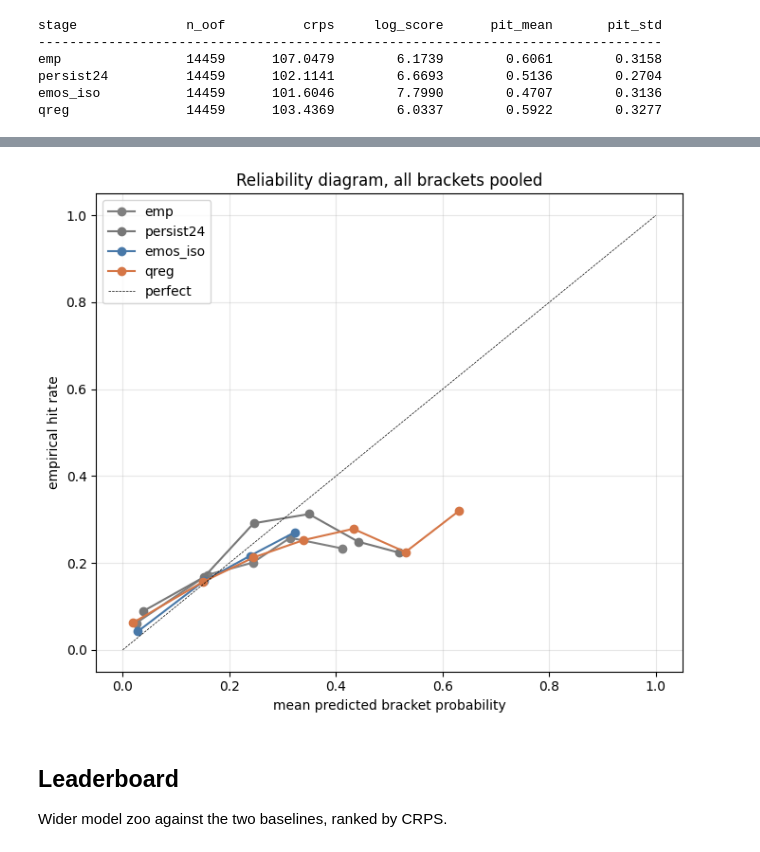
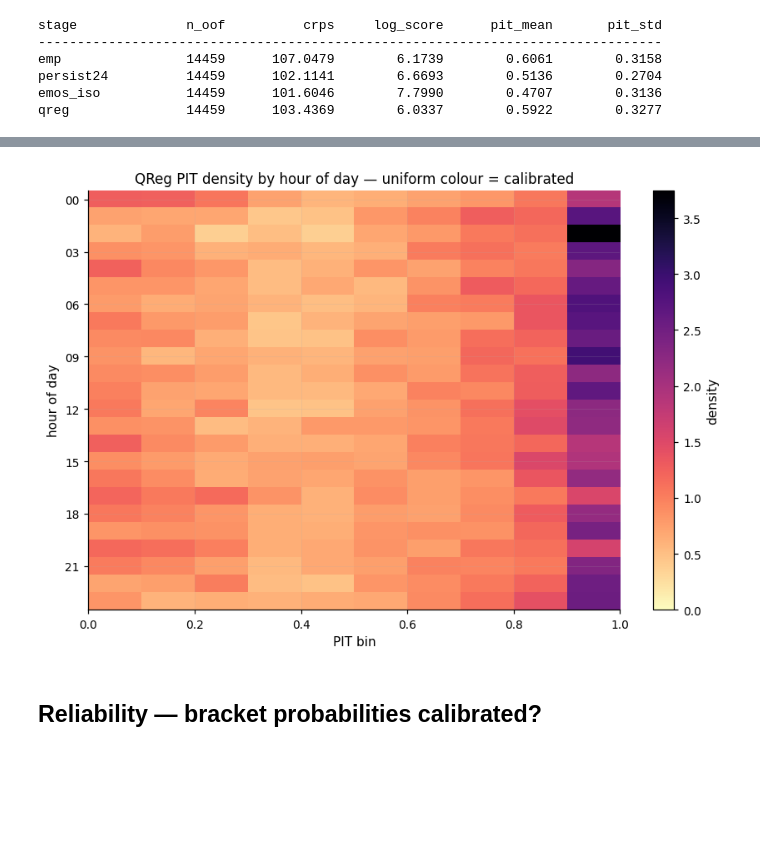
Before and after one commit to FrederikBenirschke/bracket-learn, a Jupyter notebook: notebooks/bike_sharing_timeseries.ipynb, the cells around one changed output, grey strips where cells are left out. Saved outputs shown, nothing was run; the diff lists cells and outputs as text; code cells hidden in the pictures; blank space fills up the shorter version.

```diff
--- a/notebooks/bike_sharing_timeseries.ipynb
+++ b/notebooks/bike_sharing_timeseries.ipynb
@@ -15,7 +14,10 @@ The interesting question isn't whether you beat the marginal baseline
 # %%
+import sys
 import warnings
+from pathlib import Path
 
-import matplotlib.pyplot as plt
+sys.path.insert(0, str(Path.cwd() / "_src"))
+
 import numpy as np
 import pandas as pd
 from sklearn.datasets import fetch_openml
@@ -30,12 +32,15 @@ from bracketlearn.baselines import EmpiricalDistribution, Persistence
 from bracketlearn.composite import CalibratedForecaster, LiftedForecaster
 from bracketlearn.lift import GlobalResidual, Isotonic
 from bracketlearn.pipeline import ForecastPipeline
-from bracketlearn.score import pit
+from bracketlearn.score import pit, to_point
 from bracketlearn.trainers import EMOS, QuantileReg
+from sklearn.metrics import mean_absolute_error, mean_squared_error
 
-plt.rcParams["figure.figsize"] = (11, 4.5)
-plt.rcParams["axes.grid"] = True
-plt.rcParams["grid.alpha"] = 0.3
+from _style import (
+    color_for, predicted_vs_realized_grid,
+    reliability_with_histogram, leaderboard_bar,
+)
+import matplotlib.pyplot as plt
 # %% [markdown]
 ## Data
 # %%
@@ -239,44 +227,31 @@ plt.tight_layout(); plt.show()
 # %%
-def reliability(dist, ladder, y_oof, n_bins=10):
-    cdf_hi = dist.cdf(ladder.edges[1:])
-    cdf_lo = dist.cdf(ladder.edges[:-1])
-    probs = np.clip(cdf_hi - cdf_lo, 0, 1)
-    bin_idx = np.searchsorted(ladder.edges, y_oof, side="right") - 1
-    bin_idx = np.clip(bin_idx, 0, probs.shape[1] - 1)
-    realized = np.zeros_like(probs)
-    realized[np.arange(probs.shape[0]), bin_idx] = 1.0
-    p_flat = probs.reshape(-1)
-    r_flat = realized.reshape(-1)
-    edges_p = np.linspace(0, 1, n_bins + 1)
-    means, hits = [], []
-    for i in range(n_bins):
-        mask = (p_flat >= edges_p[i]) & (p_flat < edges_p[i + 1] + (i == n_bins - 1))
-        if mask.sum() < 5:
-            continue
-        means.append(p_flat[mask].mean())
-        hits.append(r_flat[mask].mean())
-    return np.array(means), np.array(hits)
+hour = df["hour"].to_numpy()
+y_q = y[ids_qreg]
+hour_q = hour[ids_qreg]
+pit_q = pit(dist_qreg, y_q)
 
+# 24 hours × 10 PIT bins.
+H, P = 24, 10
+heat = np.zeros((H, P))
+for h in range(H):
+    sel = hour_q == h
+    if sel.any():
+        heat[h], _ = np.histogram(pit_q[sel], bins=np.linspace(0, 1, P + 1),
+                                  density=True)
 
-fig, ax = plt.subplots(figsize=(7, 6))
-for name, color in zip(
-    ["emp", "persist24", "emos_iso", "qreg"],
-    ["gray", "#777", "#4878a8", "#d57646"], strict=True,
-):
-    dist = result[name]
-    y_oof = y[dist.ids.astype(int)]
-    mp, hr = reliability(dist, ladder, y_oof)
-    ax.plot(mp, hr, "o-", color=color, label=name)
-ax.plot([0, 1], [0, 1], "k--", lw=0.5, label="perfect")
-ax.set_xlabel("mean predicted bracket probability")
-ax.set_ylabel("empirical hit rate")
-ax.set_title("Reliability diagram, all brackets pooled")
-ax.legend()
-plt.tight_layout(); plt.show()
+fig, ax = plt.subplots(figsize=(8, 5.5))
+im = ax.imshow(heat, aspect="auto", cmap="magma_r",
+               extent=(0, 1, H, 0), vmin=0, vmax=heat.max())
+ax.set_xlabel("PIT bin")
+ax.set_ylabel("hour of day")
+ax.set_yticks(np.arange(0, 24, 3) + 0.5,
+              labels=[f"{h:02d}" for h in range(0, 24, 3)])
+ax.set_title("QReg PIT density by hour of day — uniform colour = calibrated")
+fig.colorbar(im, ax=ax, label="density")
+fig.tight_layout()
+plt.show()
 # %% [output]
-[figure, old version]
+[figure, new version]
 # %% [markdown]
-## Leaderboard
-
-Wider model zoo against the two baselines, ranked by CRPS.
+## Reliability — bracket probabilities calibrated?
 # %%
```
Also changed, not shown: parts of 16 cells of this notebook, 28 other files.
